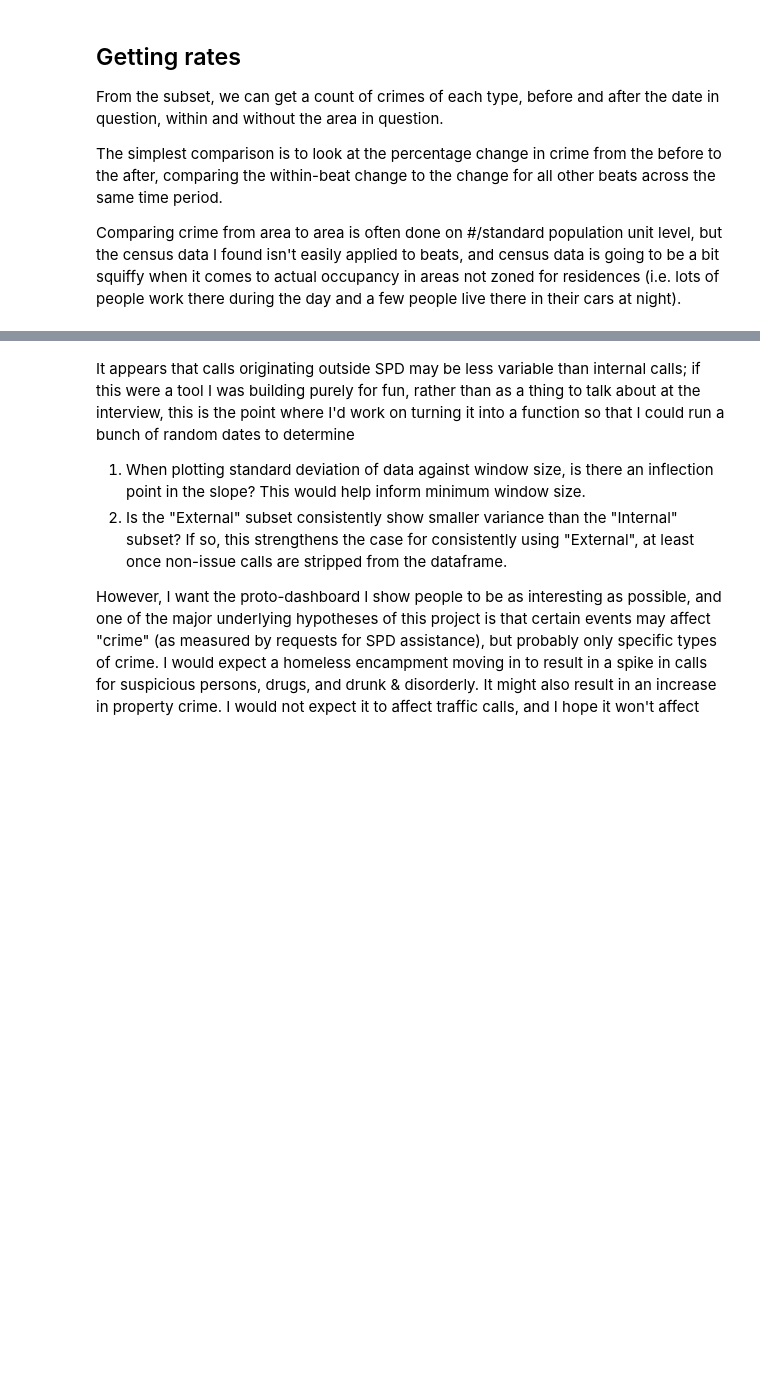
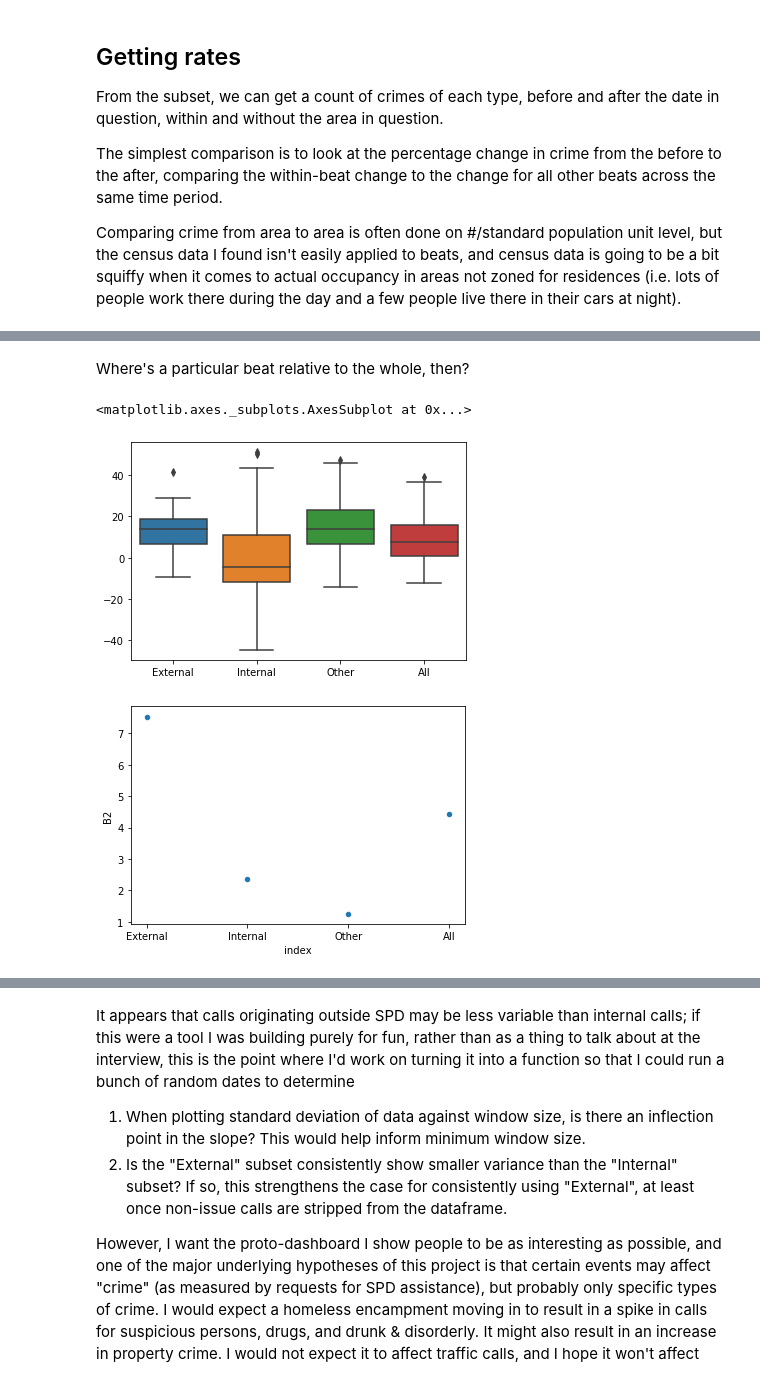
Before and after one commit to celloyd/911-before-after-event, a Jupyter notebook: 911 logs before-after.ipynb, the cells around one changed output, grey strips where cells are left out. Cells and saved outputs as stored; diff of their text form; code cells hidden in the pictures; blank space fills up the shorter version.

```diff
--- a/911 logs before-after.ipynb
+++ b/911 logs before-after.ipynb
@@ -98,11 +99,12 @@ Per the SPD Beats data, https://data.seattle.gov/Public-Safety/Seattle-Police-De
 # %%
 window = 90
 event_date = datetime.date(2015, 4, 5)
+event_location = "B2"
 beat_changes = [datetime.date(2008, 1, 1), datetime.date(2015, 1, 1), datetime.date(2018, 1, 1)]
 for entry in beat_changes:
     if abs(event_date - entry) < datetime.timedelta(days = window):
         print("CAUTION: Beats have changed during the window used; proceed with caution or compare by sector/precinct")
-if event_date-90 < datetime.date(2009, 6, 2):
+if event_date - datetime.timedelta(days = 90) < datetime.date(2009, 6, 2):
     print("First entry in call_data is 6 June 2009; adjust window or choose another event date.")
 # %% [markdown]
 From the parent call_data set, a subset is constructed consisting of incidents within the query window of the date in question with sources "Internal" or "External".
@@ -180,10 +182,11 @@ oth_after = [sum((within_window["Original Time Queued"] >= event_date) & (within
 oth_percent = [(after-before)/(max(before, 1))*100 for before, after in zip(oth_before, oth_after)]
 # %%
 # Combining the lists of percentages into a single dataframe
-test_bef_af = pd.DataFrame()
+test_bef_af = pd.DataFrame(beat)
+test_bef_af.set_index(0, drop = True, inplace = True)
 test_bef_af["External"] = ext_percent
 test_bef_af["Internal"] = int_percent
 test_bef_af["Other"] = oth_percent
 test_bef_af["All"] = all_percent
-sbn.boxplot(data = test_bef_af)
+test_bef_af
 # %% [output]
@@ -191,0 +211,13 @@ sbn.boxplot(data = test_bef_af)
+# %% [markdown]
+Where's a particular beat relative to the whole, then?
+# %%
+sbn.boxplot(data = test_bef_af)
+# Slice out beat of interest
+beat_of_interest = test_bef_af.loc[event_location, :]
+# beat_of_interest transposed,shoved into a dataframe, & index reset so it can be used w/ dataframe.plot.scatter
+beat_of_interest_frame = beat_of_interest.transpose().to_frame().reset_index()
+beat_of_interest_frame.plot.scatter(x = "index", y = event_location)
+# %% [output]
+<matplotlib.axes._subplots.AxesSubplot at 0x...>
+[figure, added]
+[figure, added]
```
Also changed, not shown: parts of 5 cells of this notebook.
